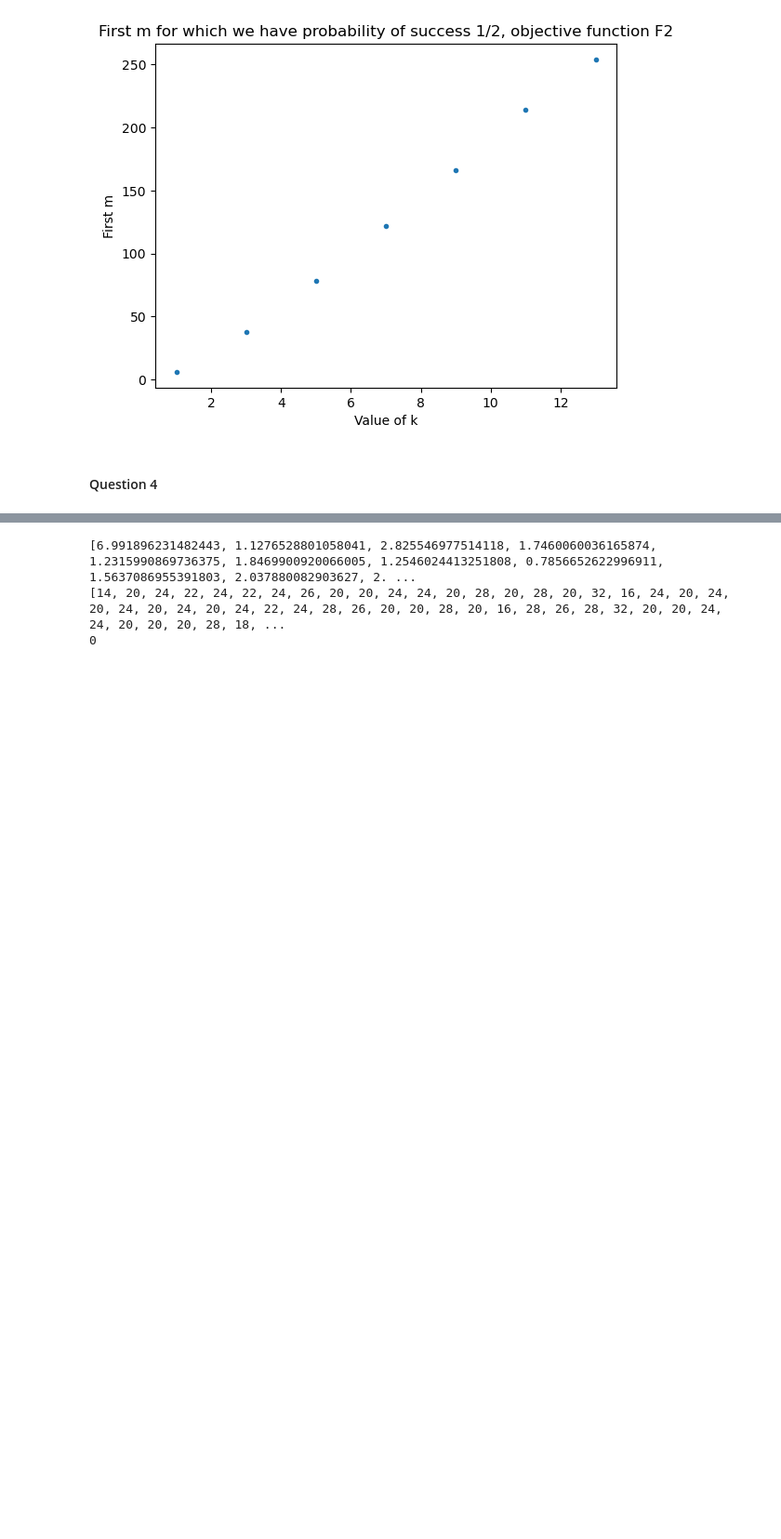
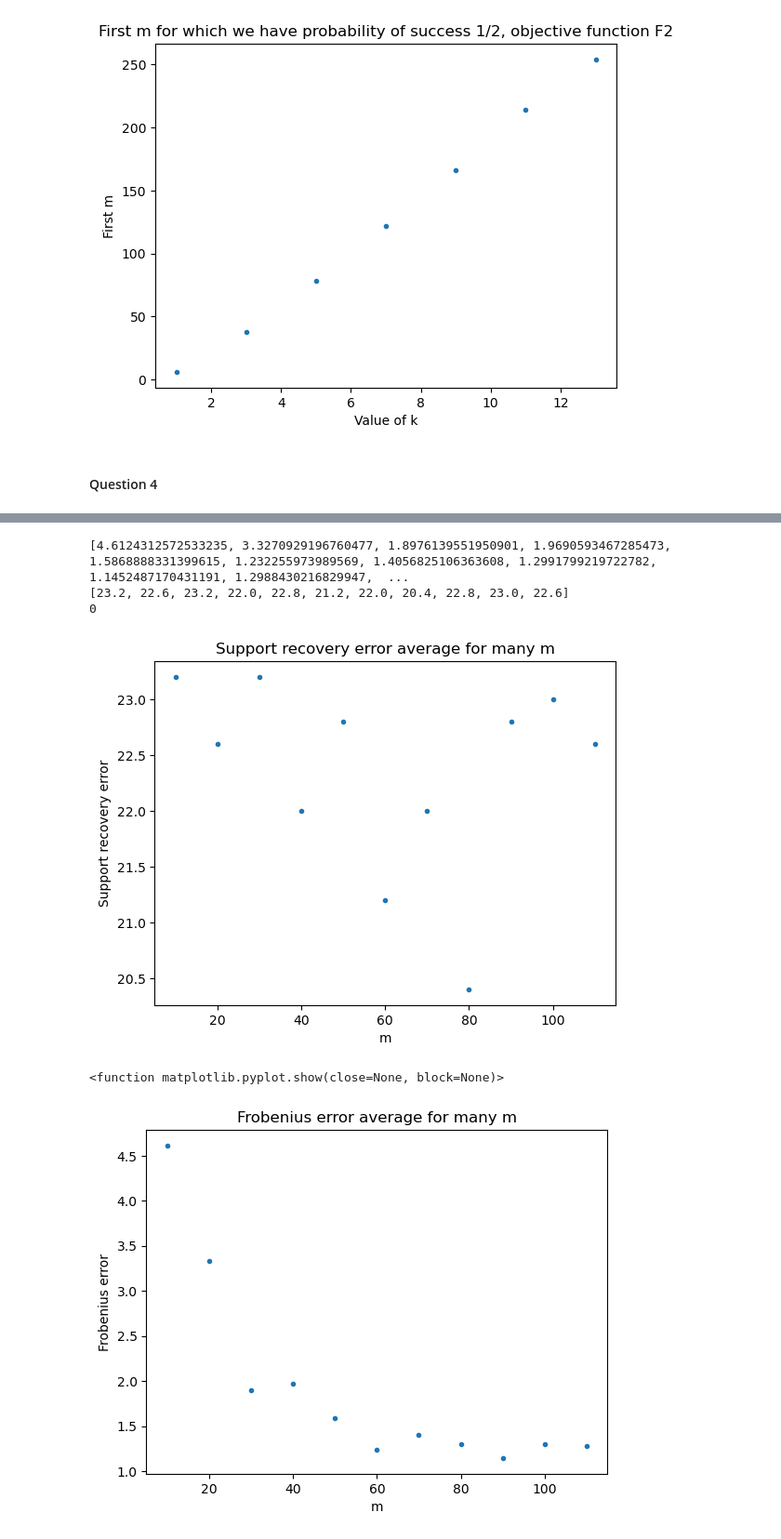
Before and after one commit to yacdas/Sparse_PCA, a Jupyter notebook: project_aguado_yago.ipynb, the cells around one changed output, grey strips where cells are left out. Shown: that part at 93% size. Drawn from its saved outputs; the diff is of its cells as text; code cells hidden in the pictures; blank space fills up the shorter version.

```diff
--- a/project_aguado_yago.ipynb
+++ b/project_aguado_yago.ipynb
@@ -319,15 +319,20 @@ errors = []
 norms = []
 
 
-for l in range(10):
-    for m in range(10, 120, 10):
+
+for m in range(10, 120, 10):
+    er = 0
+    nm = 0
+    for l in range(10):
         X, s1, s2, lA, ly = simulation(k, m, n)
         u, v, c1, c2 = noncv_solver(lA, ly, n, m, k)
         Z = np.outer(u, v)
-        errors.append(error(X, s1, s2, Z))
-        norms.append(np.linalg.norm(X-np.outer(u, v), 'fro'))
+        er += error(X, s1, s2, Z)
+        nm += np.linalg.norm(X-np.outer(u, v), 'fro')
         if is_basis_right(s1, s2, c1, c2):
             correct_basis +=1
         else:
             incorrect_basis += 1
+    errors.append(er/10)
+    norms.append(nm/10)
 # %% [output]
@@ -351,11 +356,26 @@ for l in range(10):
-# %%
-print(norms)
-print(errors)
-print(correct_basis)
-# %% [output]
-[6.991896231482443, 1.1276528801058041, 2.825546977514118, 1.7460060036165874, 1.2315990869736375, 1.8469900920066005, 1.2546024413251808, 0.7856652622996911, 1.5637086955391803, 2.037880082903627, 2. ...
-[14, 20, 24, 22, 24, 22, 24, 26, 20, 20, 24, 24, 20, 28, 20, 28, 20, 32, 16, 24, 20, 24, 20, 24, 20, 24, 20, 24, 22, 24, 28, 26, 20, 20, 28, 20, 16, 28, 26, 28, 32, 20, 20, 24, 24, 20, 20, 20, 28, 18, ...
-0
+# %%
+print(norms)
+print(errors)
+print(correct_basis)
+
+plt.plot(range(10, 120, 10), errors, '.')
+plt.title("Support recovery error average for many m")
+plt.xlabel("m")
+plt.ylabel("Support recovery error")
+plt.show()
+
+plt.plot(range(10, 120, 10), norms, '.')
+plt.title("Frobenius error average for many m")
+plt.xlabel("m")
+plt.ylabel("Frobenius error")
+plt.show
+# %% [output]
+[4.6124312572533235, 3.3270929196760477, 1.8976139551950901, 1.9690593467285473, 1.5868888331399615, 1.232255973989569, 1.4056825106363608, 1.2991799219722782, 1.1452487170431191, 1.2988430216829947,  ...
+[23.2, 22.6, 23.2, 22.0, 22.8, 21.2, 22.0, 20.4, 22.8, 23.0, 22.6]
+0
+[figure, added]
+<function matplotlib.pyplot.show(close=None, block=None)>
+[figure, added]
 # %%
 # Improved algorithm
 def least_squares_it(lA, ly, s1, s2, u, v):
```
Also changed, not shown: parts of 1 cell of this notebook.
